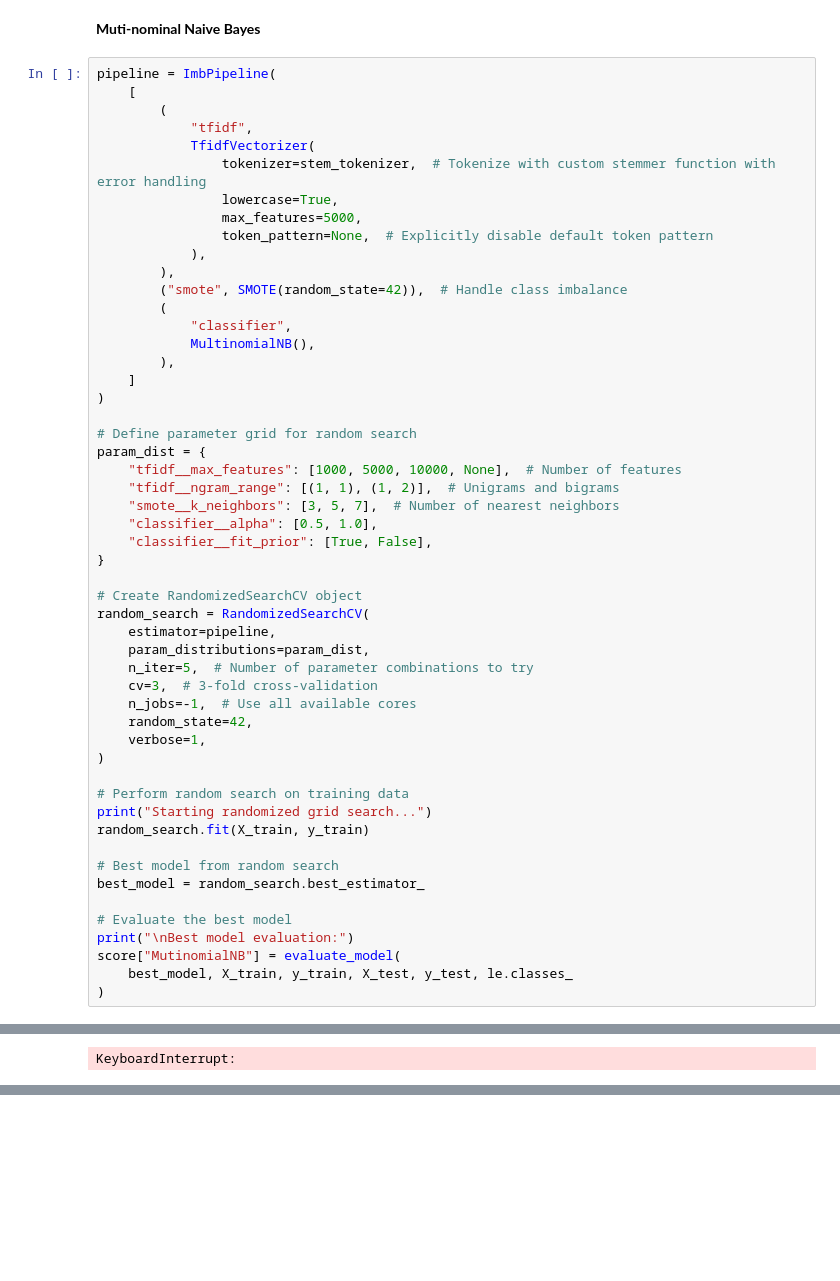
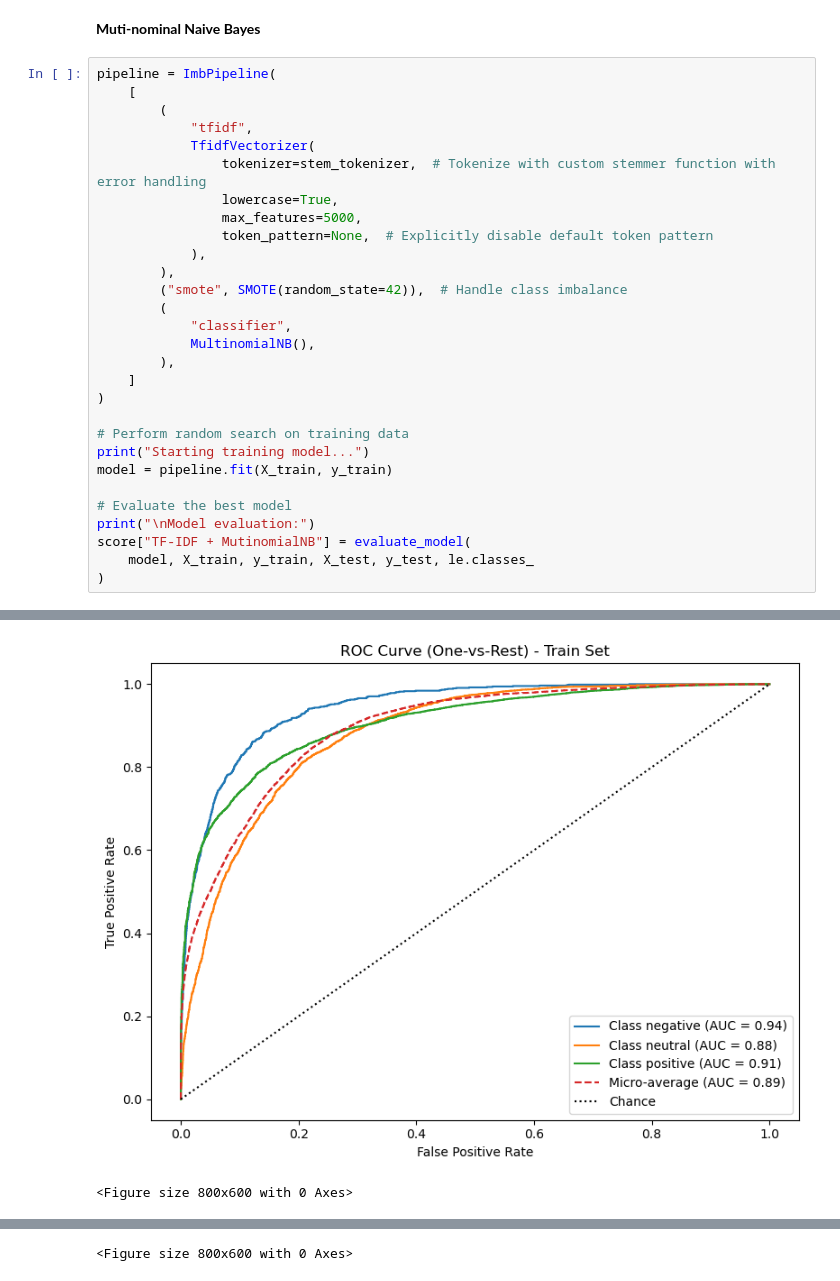
Before and after one commit to dangtna1/amazon-reviews-classification, a Jupyter notebook: preprocessing_and_modelling.ipynb, the cells around one changed output, grey strips where cells are left out. Drawn from its saved outputs; the diff is of its cells as text; blank space fills up the shorter version.

```diff
--- a/preprocessing_and_modelling.ipynb
+++ b/preprocessing_and_modelling.ipynb
@@ -831,36 +835,13 @@ pipeline = ImbPipeline(
     ]
 )
 
-# Define parameter grid for random search
-param_dist = {
-    "tfidf__max_features": [1000, 5000, 10000, None],  # Number of features
-    "tfidf__ngram_range": [(1, 1), (1, 2)],  # Unigrams and bigrams
-    "smote__k_neighbors": [3, 5, 7],  # Number of nearest neighbors
-    "classifier__alpha": [0.5, 1.0],
-    "classifier__fit_prior": [True, False],
-}
-
-# Create RandomizedSearchCV object
-random_search = RandomizedSearchCV(
-    estimator=pipeline,
-    param_distributions=param_dist,
-    n_iter=5,  # Number of parameter combinations to try
-    cv=3,  # 3-fold cross-validation
-    n_jobs=-1,  # Use all available cores
-    random_state=42,
-    verbose=1,
-)
-
 # Perform random search on training data
-print("Starting randomized grid search...")
-random_search.fit(X_train, y_train)
-
-# Best model from random search
-best_model = random_search.best_estimator_
+print("Starting training model...")
+model = pipeline.fit(X_train, y_train)
 
 # Evaluate the best model
-print("\nBest model evaluation:")
-score["MutinomialNB"] = evaluate_model(
-    best_model, X_train, y_train, X_test, y_test, le.classes_
+print("\nModel evaluation:")
+score["TF-IDF + MutinomialNB"] = evaluate_model(
+    model, X_train, y_train, X_test, y_test, le.classes_
 )
 # %% [output]
@@ -869 +863,2 @@ Fitting 3 folds for each of 5 candidates, totalling 15 fits
+[figure, added]
-KeyboardInterrupt:
+<Figure size 800x600 with 0 Axes>
@@ -869,0 +877 @@ KeyboardInterrupt:
+<Figure size 800x600 with 0 Axes>
```
Also changed, not shown: parts of 8 cells of this notebook, 1 other file.
